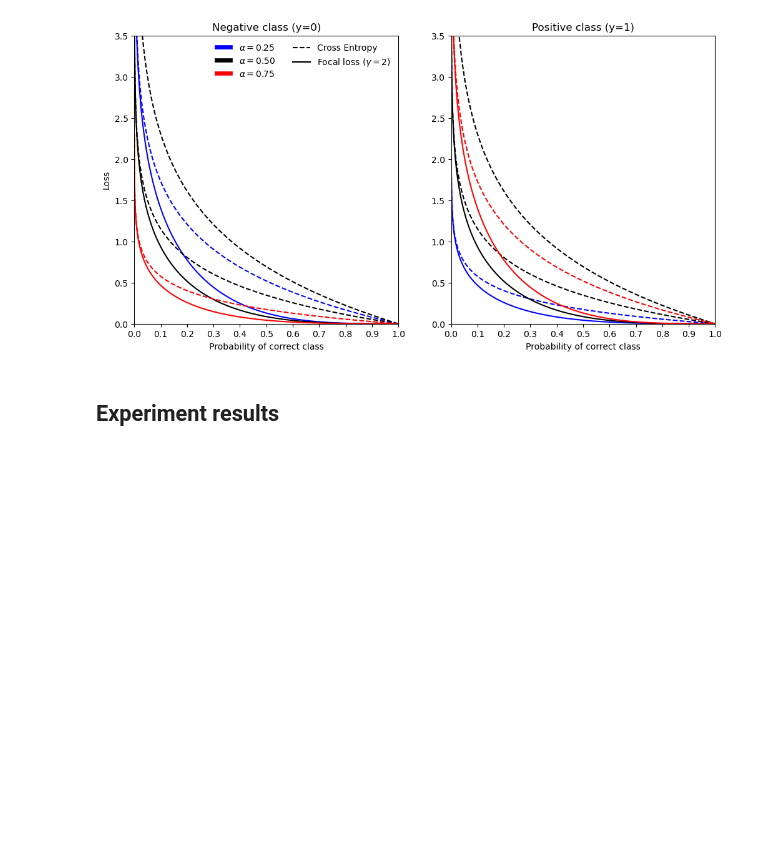
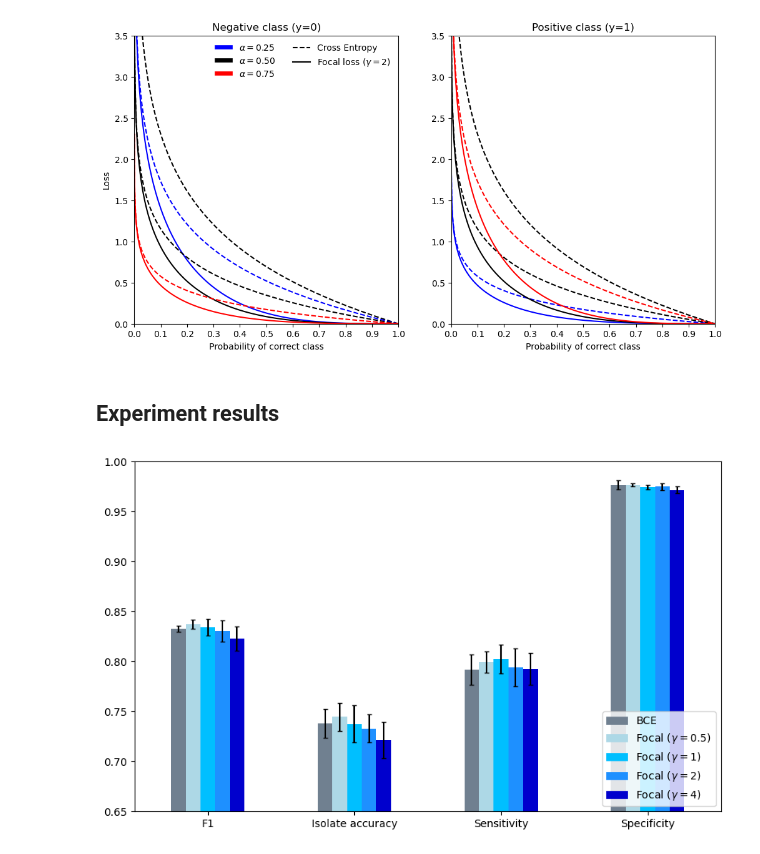
Before and after one commit to jespeols/ARFusion, a Jupyter notebook: loss_experimentation.ipynb, the cells around one changed output. Cells and saved outputs as stored; diff of their text form; code cells hidden in the pictures; blank space fills up the shorter version.

```diff
--- a/loss_experimentation.ipynb
+++ b/loss_experimentation.ipynb
@@ -582,0 +581,21 @@ df_results = load_and_create_abs_and_rel_diff_dfs
+# %%
+train_params = '0.75_0.75'
+model_names = ['noPT_bce', 'noPT_gamma0.5', 'noPT_gamma1', 'noPT_gamma2', 'noPT_gamma4']
+exp_folder = '2024-04-17_focal'
+df_cv, df_diff = load_and_create_abs_and_rel_diff_dfs(train_params, model_names=model_names,
+                                                      exp_folder=exp_folder, ref_model=model_names[0])
+# %%
+drop_metrics = ['Accuracy', 'Loss']
+colors = ['slategray', 'lightblue', 'deepskyblue', 'dodgerblue', 'mediumblue']
+fig, ax = plt.subplots(figsize=(10, 6))
+df_cv.drop(drop_metrics).plot(kind='bar', y='avg', rot=0, yerr='std', capsize=2, color=colors, legend=False, ax=ax)
+ax.set_xlabel('')
+
+handles = [Rectangle((0,0), 1, 1, fc=colors[i], edgecolor=colors[i], linewidth=0.5) for i in range(len(model_names))]
+labels = ['BCE', r'Focal ($\gamma=0.5$)', r'Focal ($\gamma=1$)', r'Focal ($\gamma=2$)', r'Focal ($\gamma=4$)']
+
+ax.legend(handles, labels, loc='lower right')
+ax.set_ylim(0.65, 1)
+plt.show()
+# %% [output]
+[figure, added]
```
Also changed, not shown: parts of 10 cells of this notebook, 2 other files.
